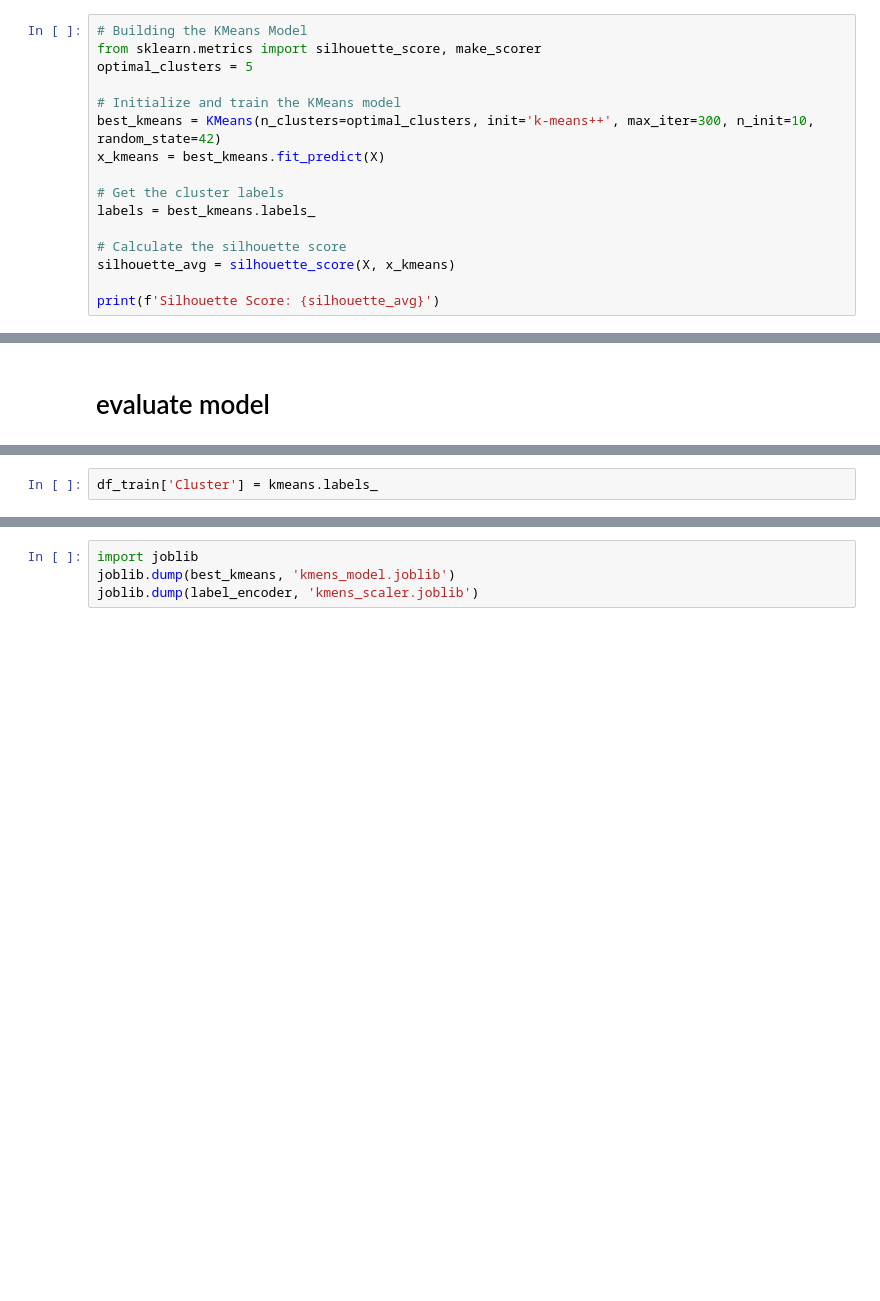
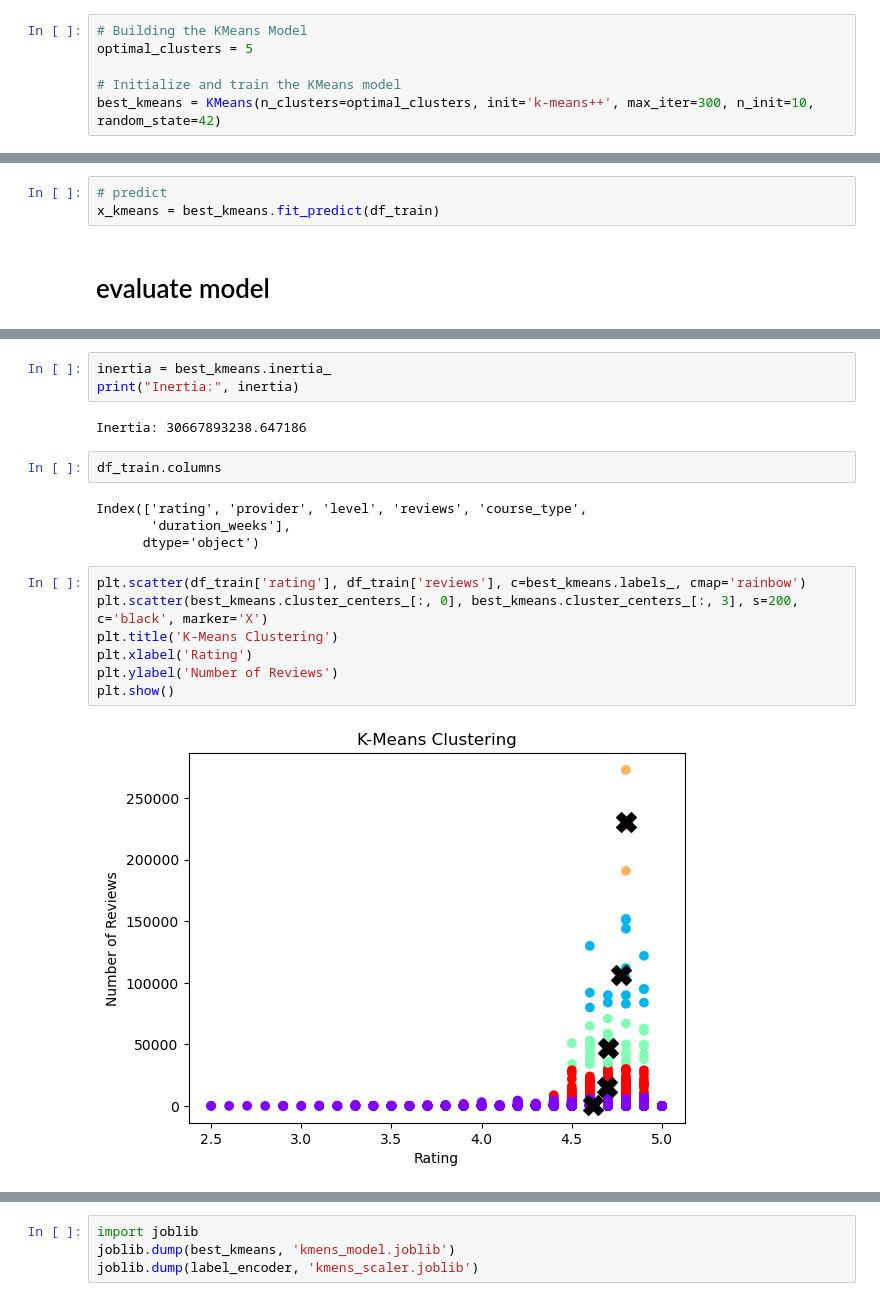
Before and after one commit to SalmanGassem/Usecase-8-Project-5, a Jupyter notebook: Project_5_ML_K-means.ipynb, the cells around one changed output, grey strips where cells are left out. Drawn from its saved outputs; the diff is of its cells as text; blank space fills up the shorter version.

```diff
--- a/Project_5_ML_K-means.ipynb
+++ b/Project_5_ML_K-means.ipynb
@@ -184,16 +139,6 @@ plt.show()
 # %%
 # Building the KMeans Model
-from sklearn.metrics import silhouette_score, make_scorer
 optimal_clusters = 5
 
 # Initialize and train the KMeans model
 best_kmeans = KMeans(n_clusters=optimal_clusters, init='k-means++', max_iter=300, n_init=10, random_state=42)
-x_kmeans = best_kmeans.fit_predict(X)
-
-# Get the cluster labels
-labels = best_kmeans.labels_
-
-# Calculate the silhouette score
-silhouette_avg = silhouette_score(X, x_kmeans)
-
-print(f'Silhouette Score: {silhouette_avg}')
@@ -202,2 +145,5 @@ Silhouette Score: 0.6438011844590494
+# %%
+# predict
+x_kmeans = best_kmeans.fit_predict(df_train)
 # %% [markdown]
 # evaluate model
@@ -247,2 +149,0 @@ print(clusters2)
-# %%
-df_train['Cluster'] = kmeans.labels_
@@ -395,0 +163,20 @@ print(unique_values_list)
+# %%
+inertia = best_kmeans.inertia_
+print("Inertia:", inertia)
+# %% [output]
+Inertia: 30667893238.647186
+# %%
+df_train.columns
+# %% [output]
+Index(['rating', 'provider', 'level', 'reviews', 'course_type',
+       'duration_weeks'],
+      dtype='object')
+# %%
+plt.scatter(df_train['rating'], df_train['reviews'], c=best_kmeans.labels_, cmap='rainbow')
+plt.scatter(best_kmeans.cluster_centers_[:, 0], best_kmeans.cluster_centers_[:, 3], s=200, c='black', marker='X')
+plt.title('K-Means Clustering')
+plt.xlabel('Rating')
+plt.ylabel('Number of Reviews')
+plt.show()
+# %% [output]
+[figure, added]
```
Also changed, not shown: parts of 77 cells of this notebook, 3 other files.
